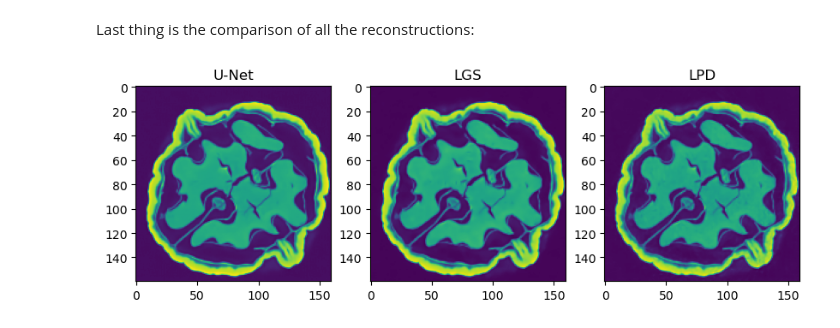
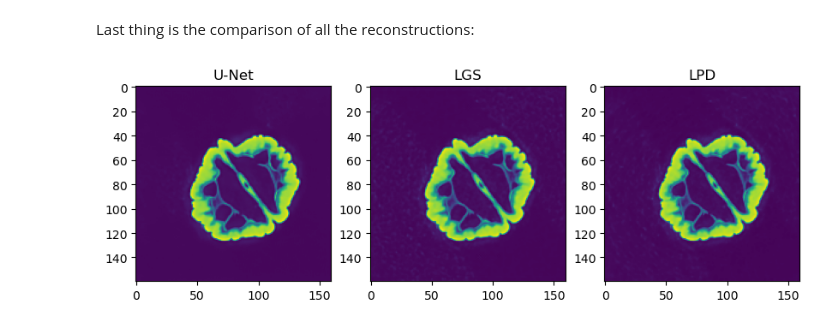
Before and after one commit to tallamjr/cambridge-autumn-school, a Jupyter notebook: Deep Learning Reconstructions/DL_reconstructions.ipynb, the cells around one changed output. Saved outputs shown, nothing was run; the diff lists cells and outputs as text; code cells hidden in the pictures.

```diff
--- a/Deep Learning Reconstructions/DL_reconstructions.ipynb
+++ b/Deep Learning Reconstructions/DL_reconstructions.ipynb
@@ -141,7 +141,7 @@ astra_cpu
 ### FBP + U-Net denoising <br>
 Here one loads and uses the U-Net denoising algorithm.
 # %%
-UNet = UNet(in_channels=1, out_channels=1).to(device)
+UNet = FBPUNet(in_channels=1, out_channels=1).to(device)
 UNet.load_state_dict(torch.load(path+'/UNet1_005.pth', map_location=device))
 
 UNet.eval()
@@ -245,20 +245,20 @@ PSNR = 34.55 dB
 # %% [markdown]
 Last thing is the comparison of all the reconstructions:
 # %%
-image_number = 1 # Must be less than or equal to amount of images
+image_number = 2 # Must be less than or equal to amount of images
 
 plt.figure()
 plt.rcParams['figure.figsize'] = [10, 5]
 plt.subplot(1,3,1)
 plt.imshow(UNet_reco[image_number-1,0,:,:].cpu().detach().numpy())
 plt.gca().set_title('U-Net')
 plt.subplot(1,3,2)
 plt.imshow(LGS_reco[image_number-1,0,:,:].cpu().detach().numpy())
 plt.gca().set_title('LGS')
 plt.subplot(1,3,3)
 plt.imshow(LPD_reco[image_number-1,0,:,:].cpu().detach().numpy())
 plt.gca().set_title('LPD')
 # plt.colorbar()
 plt.show()
 # %% [output]
-[figure, old version]
+[figure, new version]
```
Also changed, not shown: parts of 4 cells of this notebook, 7 other files.
